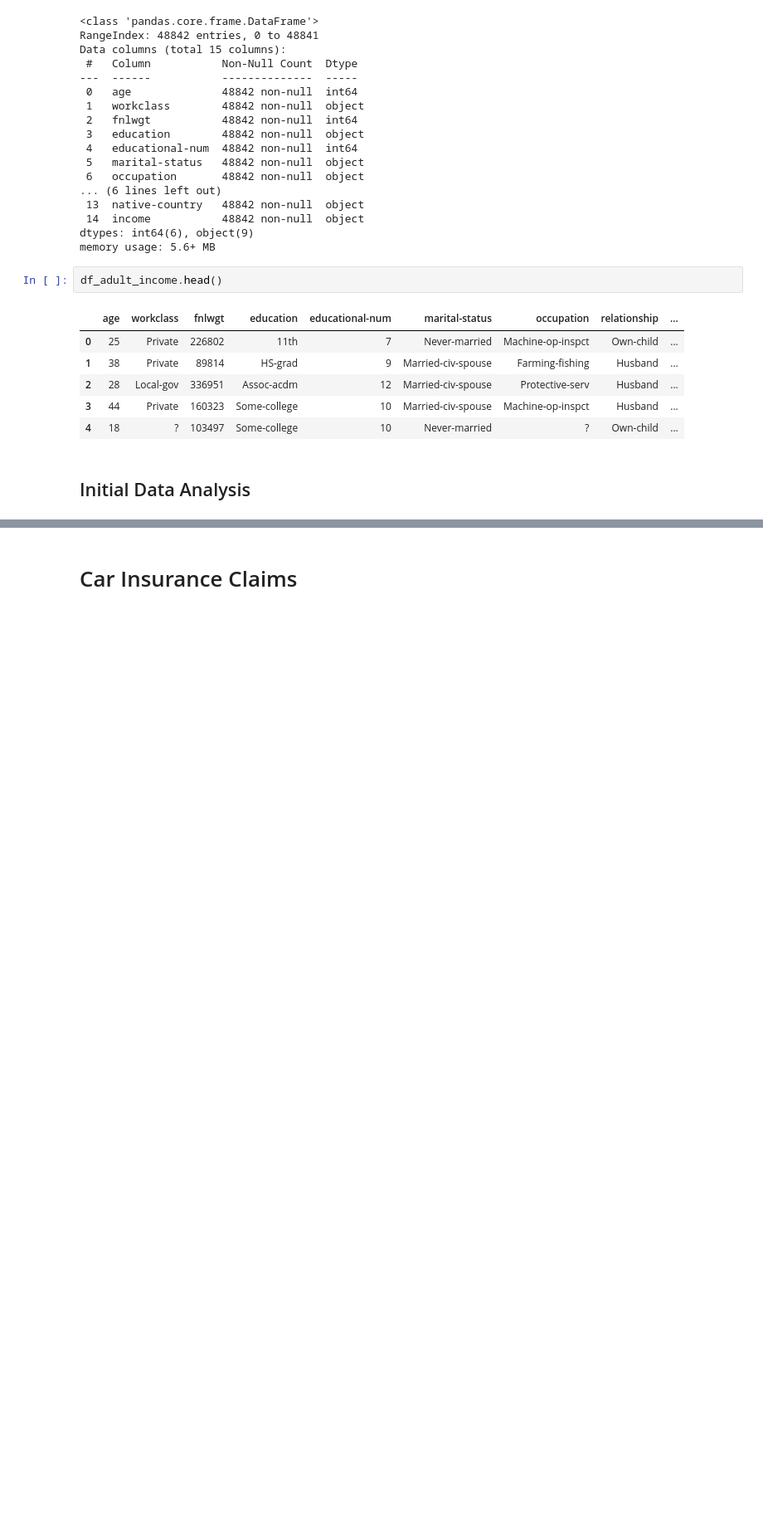
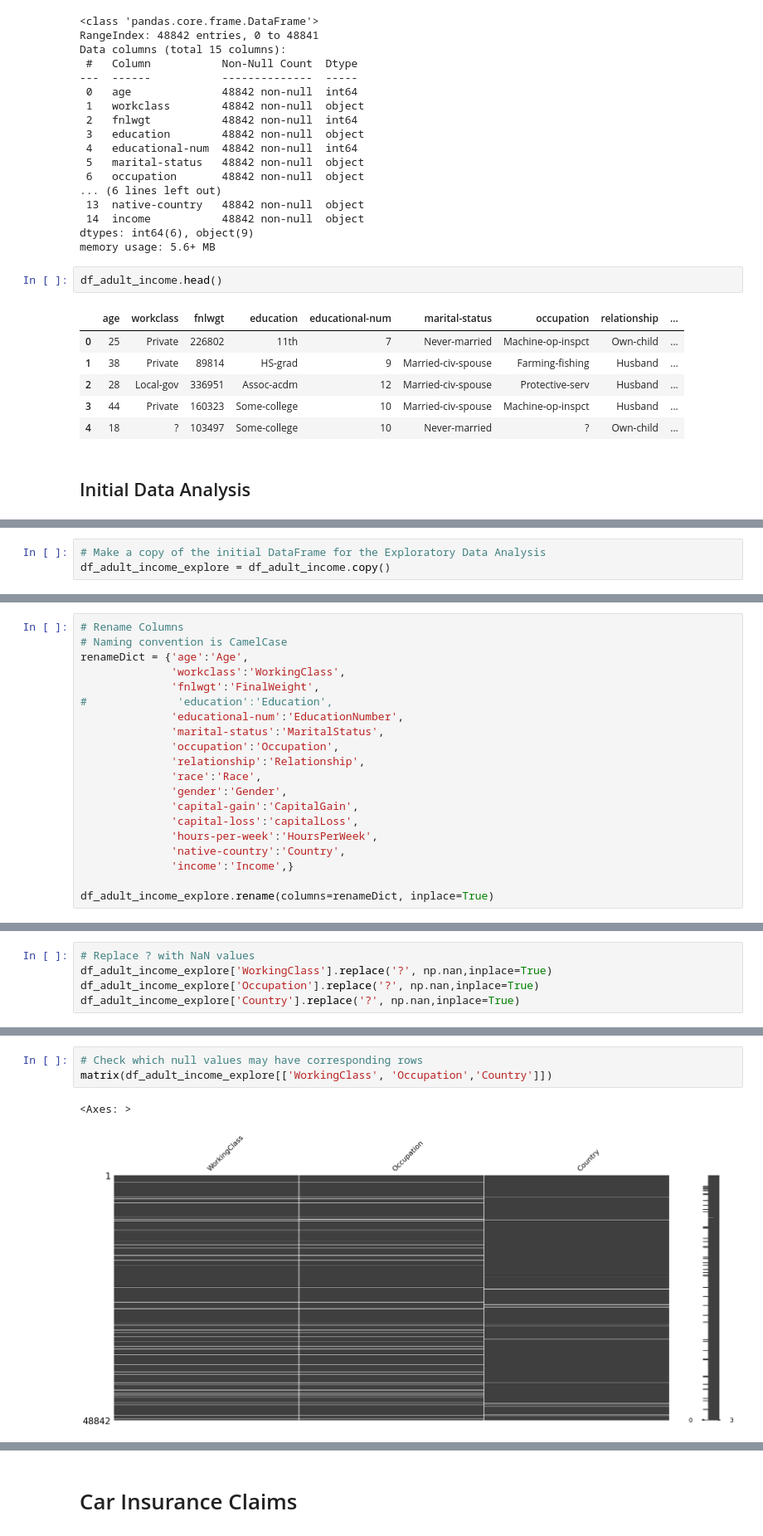
Before and after one commit to YoungVoid/Machine-Learning, a Jupyter notebook: Machine_Learning.ipynb, the cells around one changed output, grey strips where cells are left out. Shown at 83% size. Saved outputs shown, nothing was run; the diff lists cells and outputs as text; blank space fills up the shorter version.

```diff
--- a/Machine_Learning.ipynb
+++ b/Machine_Learning.ipynb
@@ -132,0 +212,3 @@ There are a number of missing values, represented by a ? instead of being Null.
+# %%
+# Make a copy of the initial DataFrame for the Exploratory Data Analysis
+df_adult_income_explore = df_adult_income.copy()
@@ -132,0 +287,20 @@ There are a number of missing values, represented by a ? instead of being Null.
+# %%
+# Rename Columns
+# Naming convention is CamelCase
+renameDict = {'age':'Age',
+              'workclass':'WorkingClass',
+              'fnlwgt':'FinalWeight',
+#              'education':'Education',
+              'educational-num':'EducationNumber',
+              'marital-status':'MaritalStatus',
+              'occupation':'Occupation',
+              'relationship':'Relationship',
+              'race':'Race',
+              'gender':'Gender',
+              'capital-gain':'CapitalGain',
+              'capital-loss':'capitalLoss',
+              'hours-per-week':'HoursPerWeek',
+              'native-country':'Country',
+              'income':'Income',}
+
+df_adult_income_explore.rename(columns=renameDict, inplace=True)
@@ -132,0 +325,5 @@ There are a number of missing values, represented by a ? instead of being Null.
+# %%
+# Replace ? with NaN values
+df_adult_income_explore['WorkingClass'].replace('?', np.nan,inplace=True)
+df_adult_income_explore['Occupation'].replace('?', np.nan,inplace=True)
+df_adult_income_explore['Country'].replace('?', np.nan,inplace=True)
@@ -132,0 +401,6 @@ There are a number of missing values, represented by a ? instead of being Null.
+# %%
+# Check which null values may have corresponding rows
+matrix(df_adult_income_explore[['WorkingClass', 'Occupation','Country']])
+# %% [output]
+<Axes: >
+[figure, added]
```
Also changed, not shown: parts of 29 cells of this notebook.
